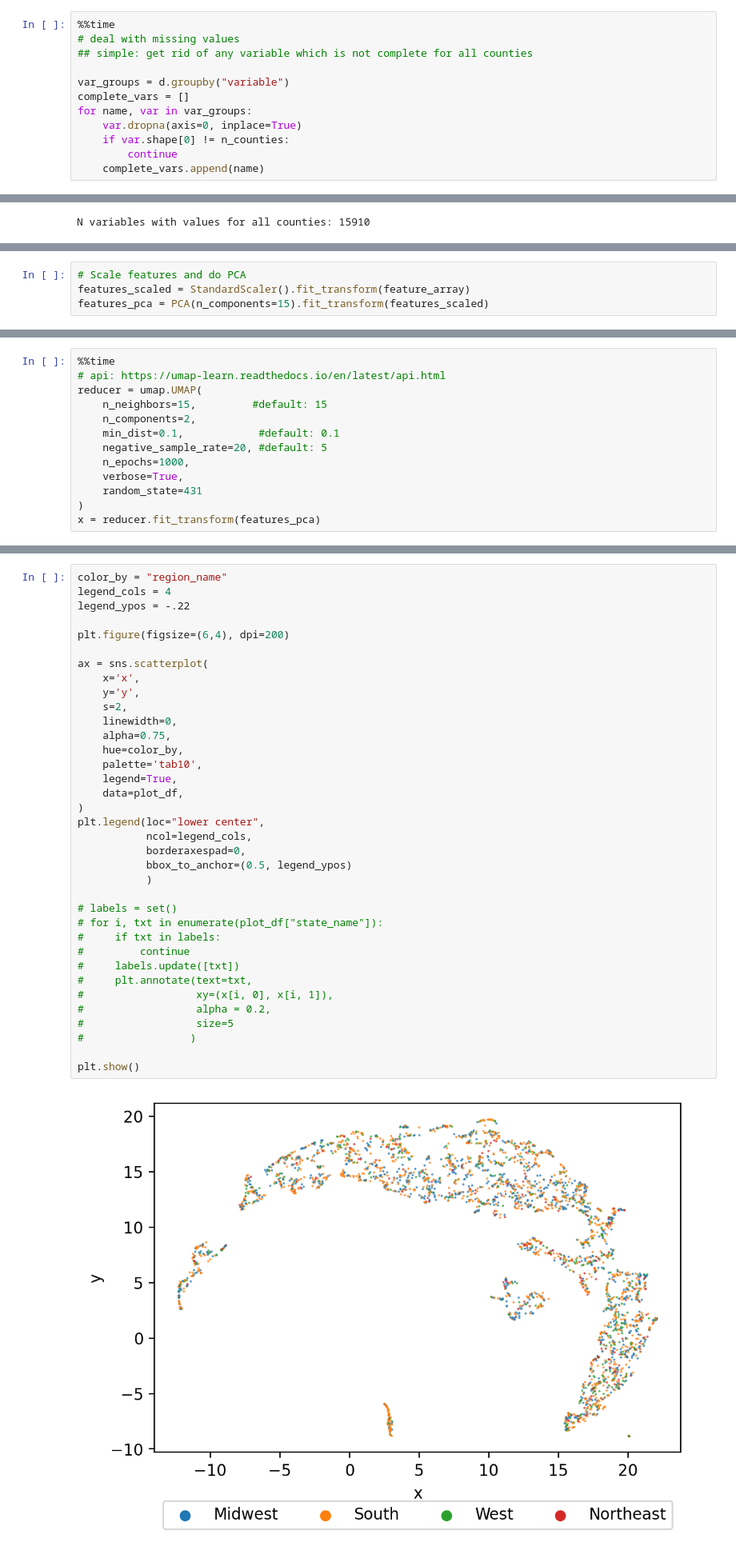
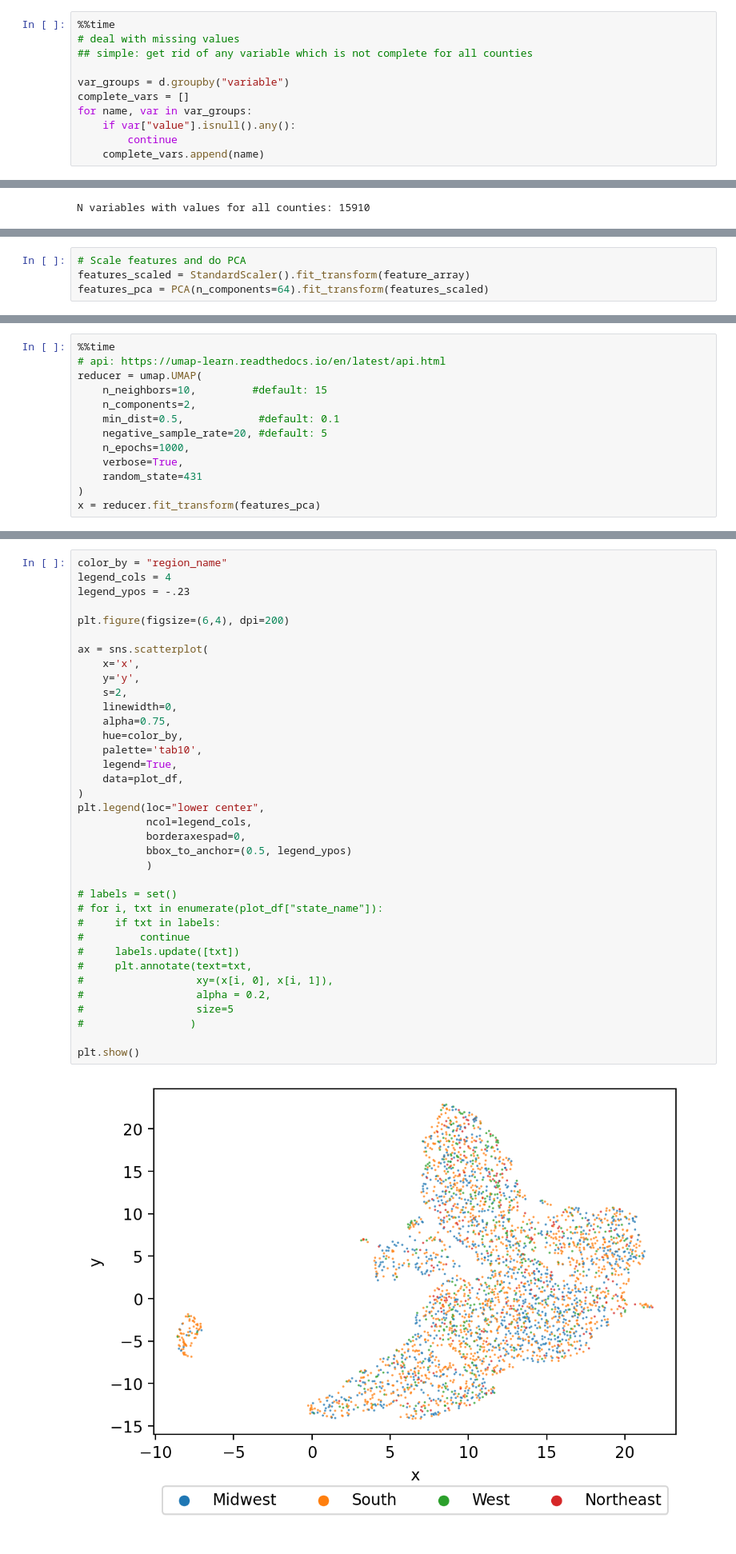
Before and after one commit to hans-elliott99/census_ml, a Jupyter notebook: umap_counties_census.ipynb, the cells around one changed output, grey strips where cells are left out. Shown at 80% size. Saved outputs shown, nothing was run; the diff lists cells and outputs as text.

```diff
--- a/umap_counties_census.ipynb
+++ b/umap_counties_census.ipynb
@@ -73,8 +73,7 @@ print(n_counties, tot_n_variables)
 var_groups = d.groupby("variable")
 complete_vars = []
 for name, var in var_groups:
-    var.dropna(axis=0, inplace=True)
-    if var.shape[0] != n_counties:
+    if var["value"].isnull().any():
         continue
     complete_vars.append(name)
 # %% [output]
@@ -101,7 +100,7 @@ Wall time: 15.6 s
 # %%
 # Scale features and do PCA
 features_scaled = StandardScaler().fit_transform(feature_array)
-features_pca = PCA(n_components=15).fit_transform(features_scaled)
+features_pca = PCA(n_components=64).fit_transform(features_scaled)
 # %% [markdown]
 Notes:
 - Papers (for example https://journals.plos.org/plosgenetics/article?id=10.1371/journal.pgen.1008432) say that its common (at least in genetics) to apply PCA to the dataset to reducde dimensions prior to running it through UMAP.
@@ -114,9 +113,9 @@ Cool introduction to UMAP: https://pair-code.github.io/understanding-umap/
 %%time
 # api: https://umap-learn.readthedocs.io/en/latest/api.html
 reducer = umap.UMAP(
-    n_neighbors=15,         #default: 15
+    n_neighbors=10,         #default: 15
     n_components=2,
-    min_dist=0.1,            #default: 0.1
+    min_dist=0.5,            #default: 0.1
     negative_sample_rate=20, #default: 5
     n_epochs=1000,
     verbose=True,
@@ -145,38 +144,38 @@ plot_df["annotation"]  = plot_df.county_name +", "+ plot_df.state_name
 # %%
 color_by = "region_name"
 legend_cols = 4
-legend_ypos = -.22
+legend_ypos = -.23
 
 plt.figure(figsize=(6,4), dpi=200)
 
 ax = sns.scatterplot(
     x='x',
     y='y',
     s=2,
     linewidth=0,
     alpha=0.75,
     hue=color_by,
     palette='tab10',
     legend=True,
     data=plot_df,
 )
 plt.legend(loc="lower center",
            ncol=legend_cols,
            borderaxespad=0,
            bbox_to_anchor=(0.5, legend_ypos)
            )
 
 # labels = set()
 # for i, txt in enumerate(plot_df["state_name"]):
 #     if txt in labels:
 #         continue
 #     labels.update([txt])
 #     plt.annotate(text=txt,
 #                  xy=(x[i, 0], x[i, 1]),
 #                  alpha = 0.2,
 #                  size=5
 #                 )
 
 plt.show()
 # %% [output]
-[figure, old version]
+[figure, new version]
```
Also changed, not shown: parts of 5 cells of this notebook.
